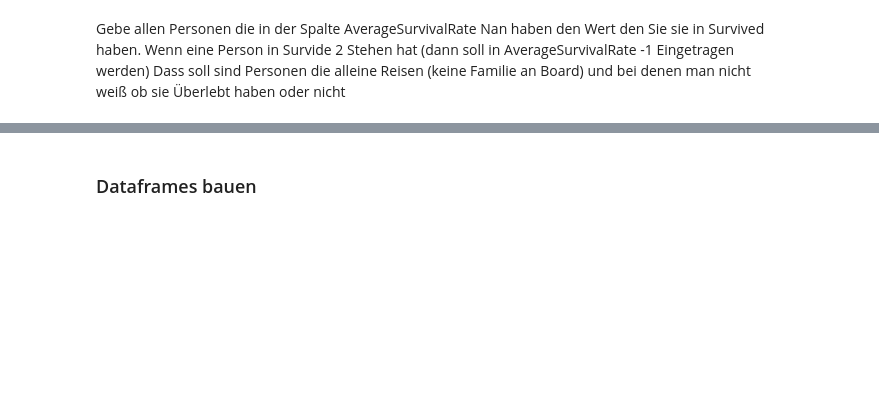
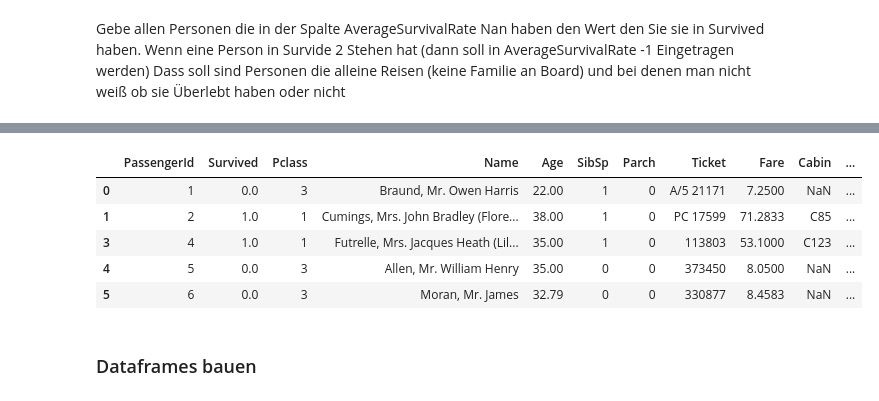
Before and after one commit to IvanBirkmaier/titanic_challenge, a Jupyter notebook: notebooks/Feature_Engineering.ipynb, the cells around one changed output, grey strips where cells are left out. Cells and saved outputs as stored; diff of their text form; code cells hidden in the pictures; blank space fills up the shorter version.

```diff
--- a/notebooks/Feature_Engineering.ipynb
+++ b/notebooks/Feature_Engineering.ipynb
@@ -1130,3 +1115,13 @@ For example, when doing 'df[col].method(value, inplace=True)', try using 'df.met
+# %%
+pd.set_option('display.max_columns', None)
+feature_engineering_df.head(5)
+# %% [output]
+|  | PassengerId | Survived | Pclass | Name | Age | SibSp | Parch | Ticket | Fare | Cabin | ... |
+| 0 | 1 | 0.0 | 3 | Braund, Mr. Owen Harris | 22.00 | 1 | 0 | A/5 21171 | 7.2500 | NaN | ... |
+| 1 | 2 | 1.0 | 1 | Cumings, Mrs. John Bradley (Flore... | 38.00 | 1 | 0 | PC 17599 | 71.2833 | C85 | ... |
+| 3 | 4 | 1.0 | 1 | Futrelle, Mrs. Jacques Heath (Lil... | 35.00 | 1 | 0 | 113803 | 53.1000 | C123 | ... |
+| 4 | 5 | 0.0 | 3 | Allen, Mr. William Henry | 35.00 | 0 | 0 | 373450 | 8.0500 | NaN | ... |
+| 5 | 6 | 0.0 | 3 | Moran, Mr. James | 32.79 | 0 | 0 | 330877 | 8.4583 | NaN | ... |
 # %% [markdown]
 ### Dataframes bauen
 # %%
```
Also changed, not shown: parts of 56 cells of this notebook, 7 other files.
